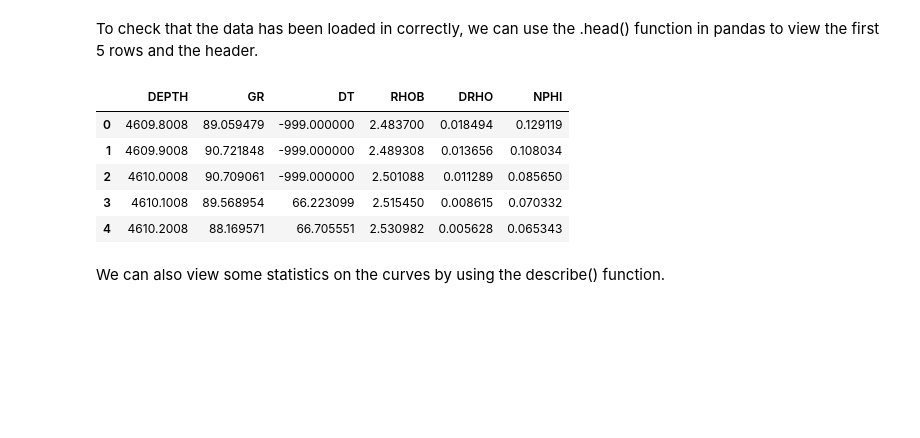
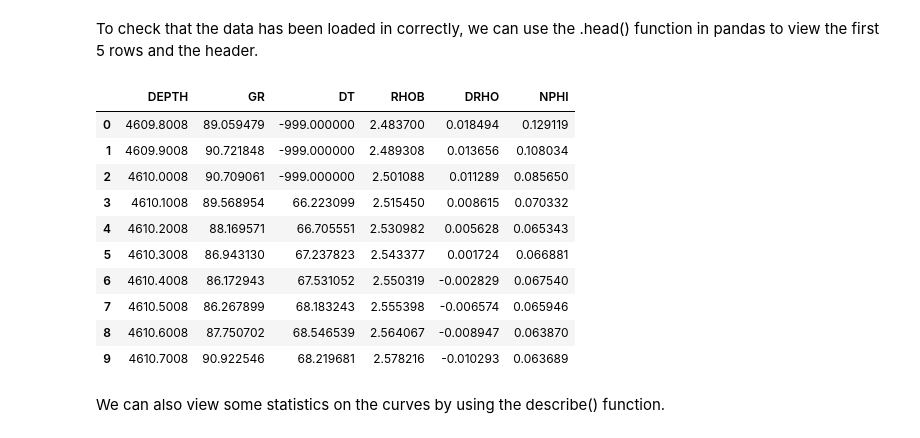
Before and after one commit to will6309/Petrophysics-Python-Series, a Jupyter notebook: 01 - Loading and Displaying Well Data From CSV.ipynb, the cells around one changed output. Cells and saved outputs as stored; diff of their text form; code cells hidden in the pictures; blank space fills up the shorter version.

```diff
--- a/01 - Loading and Displaying Well Data From CSV.ipynb
+++ b/01 - Loading and Displaying Well Data From CSV.ipynb
@@ -12,14 +12,19 @@ well = pd.read_csv("Data/L0509WellData.csv", header=0)
 # %% [markdown]
 To check that the data has been loaded in correctly, we can use the .head() function in pandas to view the first 5 rows and the header.
 # %%
-well.head()
+well.head(10)
 # %% [output]
 |  | DEPTH | GR | DT | RHOB | DRHO | NPHI |
 | 0 | 4609.8008 | 89.059479 | -999.000000 | 2.483700 | 0.018494 | 0.129119 |
 | 1 | 4609.9008 | 90.721848 | -999.000000 | 2.489308 | 0.013656 | 0.108034 |
 | 2 | 4610.0008 | 90.709061 | -999.000000 | 2.501088 | 0.011289 | 0.085650 |
 | 3 | 4610.1008 | 89.568954 | 66.223099 | 2.515450 | 0.008615 | 0.070332 |
 | 4 | 4610.2008 | 88.169571 | 66.705551 | 2.530982 | 0.005628 | 0.065343 |
+| 5 | 4610.3008 | 86.943130 | 67.237823 | 2.543377 | 0.001724 | 0.066881 |
+| 6 | 4610.4008 | 86.172943 | 67.531052 | 2.550319 | -0.002829 | 0.067540 |
+| 7 | 4610.5008 | 86.267899 | 68.183243 | 2.555398 | -0.006574 | 0.065946 |
+| 8 | 4610.6008 | 87.750702 | 68.546539 | 2.564067 | -0.008947 | 0.063870 |
+| 9 | 4610.7008 | 90.922546 | 68.219681 | 2.578216 | -0.010293 | 0.063689 |
 # %% [markdown]
 We can also view some statistics on the curves by using the describe() function.
 # %%
```
Also changed, not shown: parts of 2 cells of this notebook, 7 other files.
